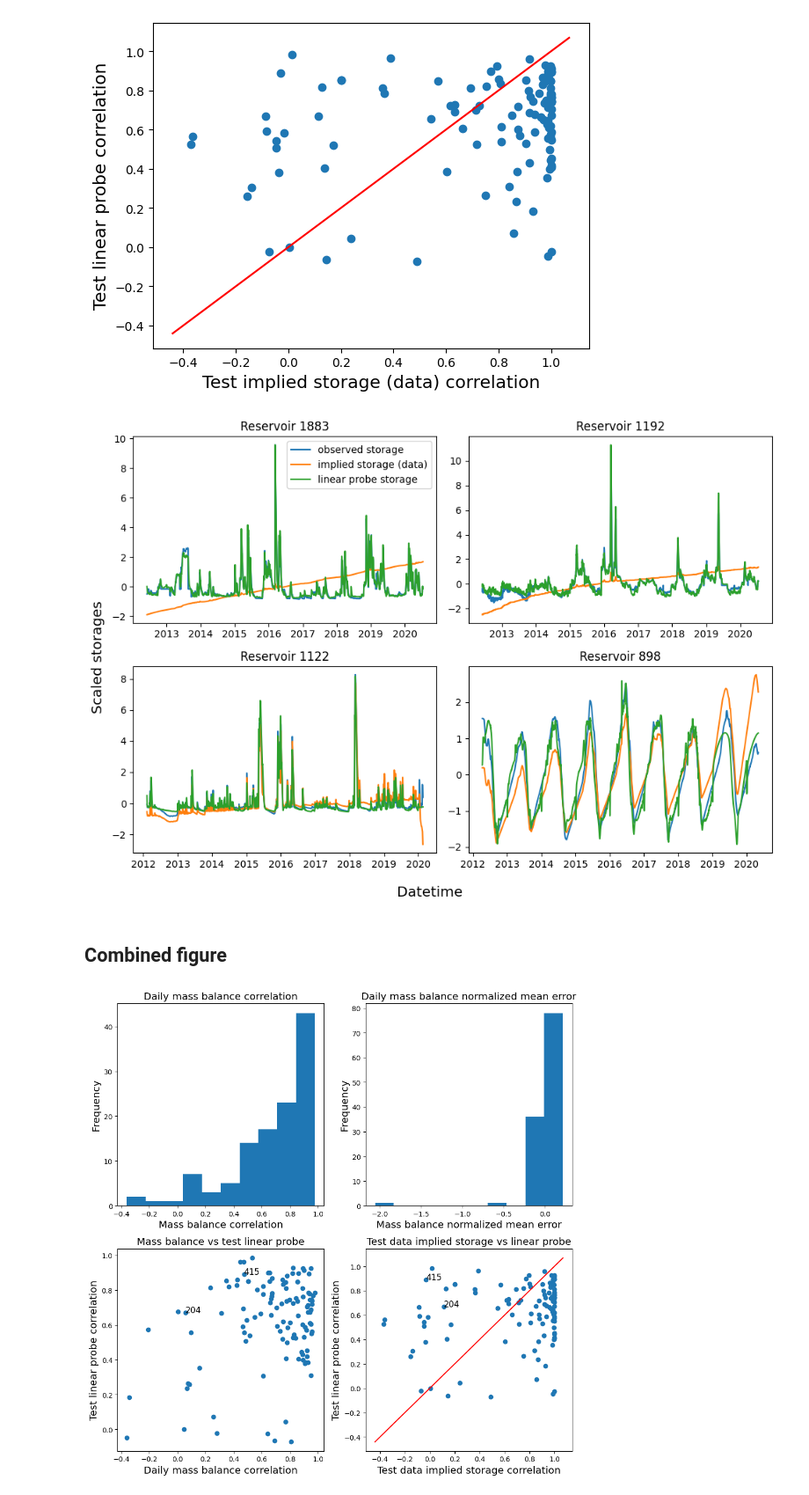
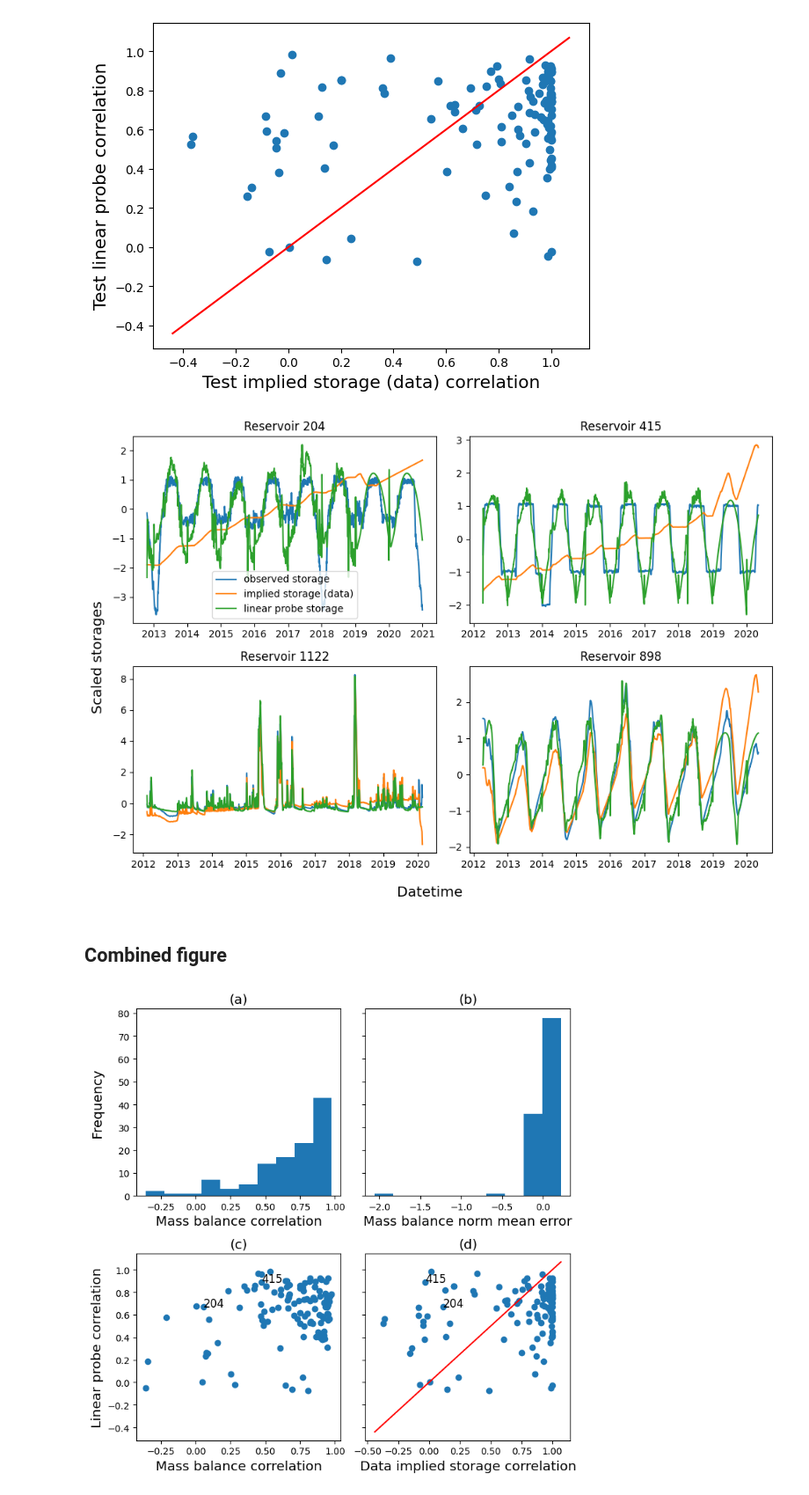
Before and after one commit to Matt2371/DL-reservoir-modeling, a Jupyter notebook: reviewer_comments/4a_resops_mass_balance_check.ipynb, the cells around one changed output. Shown at 88% size. Cells and saved outputs as stored; diff of their text form; code cells hidden in the pictures.

Commit message:
Consolidated mass balance figure

```diff
--- a/reviewer_comments/4a_resops_mass_balance_check.ipynb
+++ b/reviewer_comments/4a_resops_mass_balance_check.ipynb
@@ -285,7 +291,7 @@ plt.show()
 # %% [output]
 [figure]
 # %%
-ids_to_plot = ['1883', '1192', '1122', '898']
+ids_to_plot = ['204', '415', '1122', '898']
 
 fig, axes = plt.subplots(nrows=2, ncols=2, figsize=(10, 7))
 axes = axes.flat
@@ -322,45 +328,50 @@ fig.supylabel('Scaled storages', size='x-large')
 plt.tight_layout()
 plt.show()
 # %% [output]
-[figure, old version]
+[figure, new version]
 # %% [markdown]
 ## Combined figure
 # %%
-fig, axes = plt.subplots(ncols=2, nrows=2, figsize=(10, 10))
+fig, axes = plt.subplots(ncols=2, nrows=2, figsize=(7.5, 7.5), sharey='row')
 
 ids_to_label = ['204', '415']
 
 mass_balance_df['mass_corr'].plot(kind='hist', ax=axes[0, 0])
-axes[0, 0].set_title('Daily mass balance correlation', size='x-large')
+# axes[0, 0].set_title('Mass balance correlation', size='x-large')
+axes[0, 0].set_title('(a)', size='x-large')
 axes[0, 0].set_xlabel('Mass balance correlation', size='x-large')
 axes[0, 0].set_ylabel('Frequency', size='x-large')
 
 mass_balance_df['mass_norm_mean_error'].plot(kind='hist', ax=axes[0, 1])
-axes[0, 1].set_title('Daily mass balance normalized mean error', size='x-large')
-axes[0, 1].set_xlabel('Mass balance normalized mean error', size='x-large')
-axes[0, 1].set_ylabel('Frequency', size='x-large')
+# axes[0, 1].set_title('Mass balance normalized mean error', size='x-large')
+axes[0, 1].set_title('(b)', size='x-large')
+axes[0, 1].set_xlabel('Mass balance norm mean error', size='x-large')
+# axes[0, 1].set_ylabel('Frequency', size='x-large')
 
 axes[1, 0].scatter(summary_df['mass_corr'], summary_df['linear_probe_corr'])
-axes[1, 0].set_title('Mass balance vs test linear probe', size='x-large')
-axes[1, 0].set_ylabel('Test linear probe correlation', size='x-large')
-axes[1, 0].set_xlabel('Daily mass balance correlation', size='x-large')
+# axes[1, 0].set_title('Mass balance vs linear probe', size='x-large')
+axes[1, 0].set_title('(c)', size='x-large')
+axes[1, 0].set_ylabel('Linear probe correlation', size='x-large')
+axes[1, 0].set_xlabel('Mass balance correlation', size='x-large')
 for id in ids_to_label:
     axes[1, 0].text(summary_df.loc[id, 'mass_corr'], summary_df.loc[id, 'linear_probe_corr'], id, size='large')
 
 axes[1, 1].scatter(summary_df['implied_storage_corr'], summary_df['linear_probe_corr'])
 lims = [
     min(plt.xlim()[0], plt.ylim()[0]),
     max(plt.xlim()[1], plt.ylim()[1]),
 ]
 axes[1, 1].plot(lims, lims, c='red')
-axes[1, 1].set_title('Test data implied storage vs linear probe', size='x-large')
-axes[1, 1].set_ylabel('Test linear probe correlation', size='x-large')
-axes[1, 1].set_xlabel('Test data implied storage correlation', size='x-large')
+# axes[1, 1].set_title('Data implied storage vs linear probe', size='x-large')
+axes[1, 1].set_title('(d)', size='x-large')
+# axes[1, 1].set_ylabel('Test linear probe correlation', size='x-large')
+axes[1, 1].set_xlabel('Data implied storage correlation', size='x-large')
 for id in ids_to_label:
     axes[1, 1].text(summary_df.loc[id, 'implied_storage_corr'], summary_df.loc[id, 'linear_probe_corr'], id, size='large')
 
+fig.align_ylabels(axes)
 plt.tight_layout()
-plt.savefig('report/results/reviewer_comments/resops_mass_balance_checks/mass_balance_checks.png', dpi=300)
+plt.savefig('report/results/reviewer_comments/resops_mass_balance_checks/mass_balance_checks.png', dpi=300, bbox_inches='tight')
 plt.show()
 # %% [output]
-[figure, old version]
+[figure, new version]
```
Also changed, not shown: parts of 1 cell of this notebook, 1 other file.
